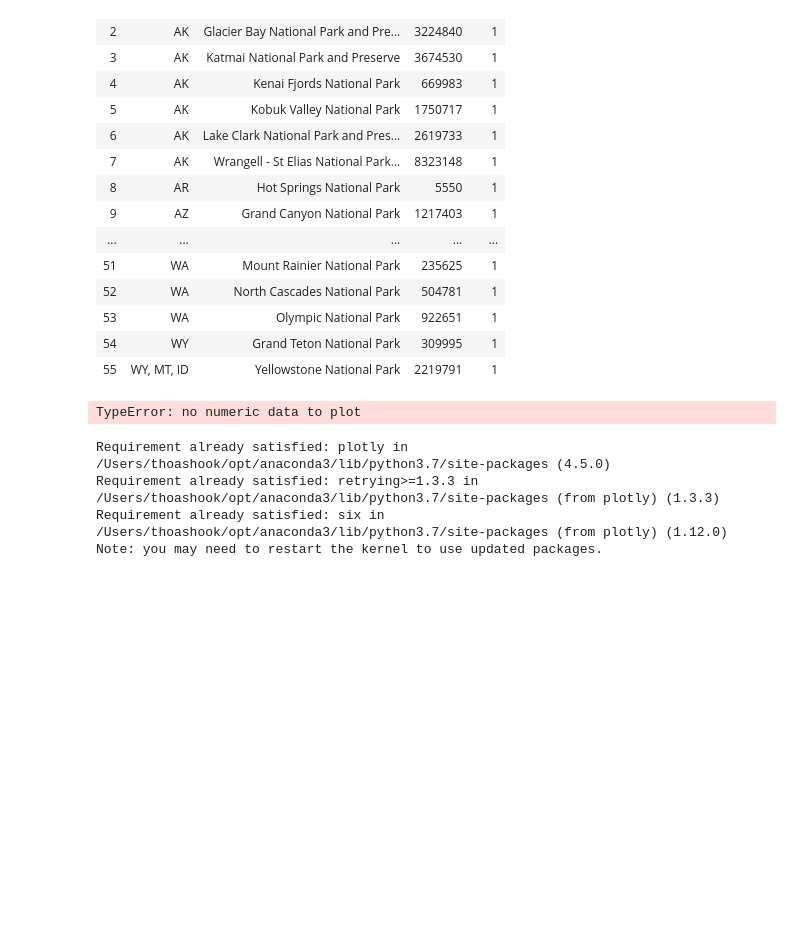
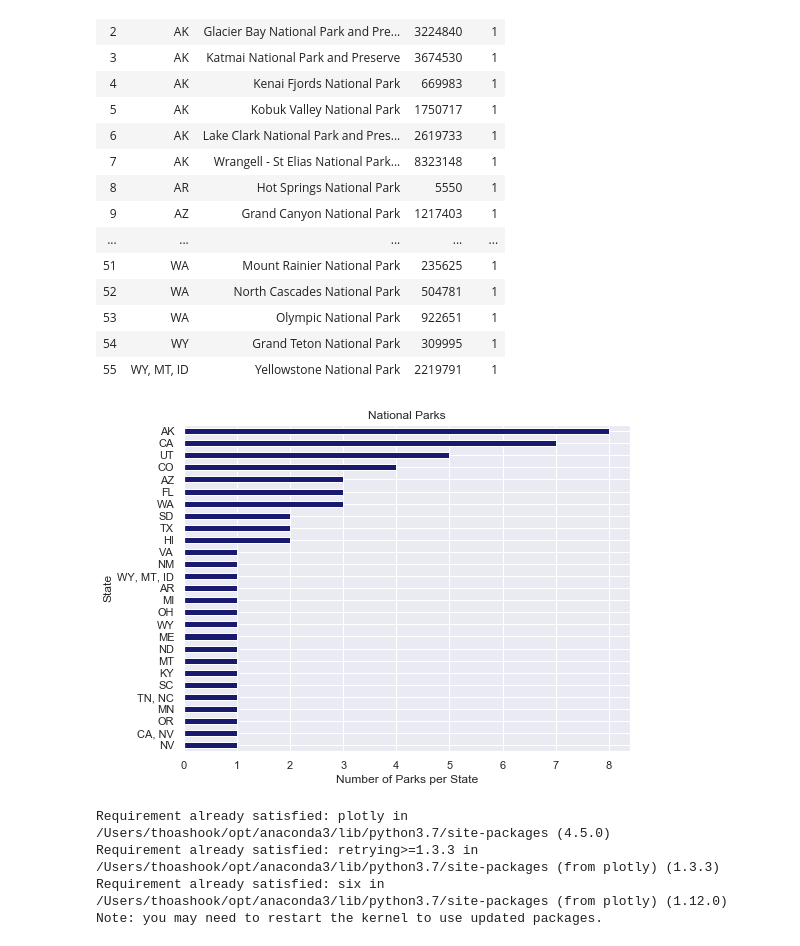
Before and after one commit to ThoaShook/project8, a Jupyter notebook: Park_Diversity.ipynb, the cells around one changed output. Saved outputs shown, nothing was run; the diff lists cells and outputs as text; code cells hidden in the pictures; blank space fills up the shorter version.

Commit message:
Plot Number of National Parks Per State

```diff
--- a/Park_Diversity.ipynb
+++ b/Park_Diversity.ipynb
@@ -64,12 +64,16 @@ df1
 | 53 | WA | Olympic National Park | 922651 | 1 |
 | 54 | WY | Grand Teton National Park | 309995 | 1 |
 | 55 | WY, MT, ID | Yellowstone National Park | 2219791 | 1 |
-# %%
-import matplotlib.pyplot as pls
-df1.plot(x='Park Name', y='State', kind='bar')
-plt.show()
-# %% [output]
-TypeError: no numeric data to plot
+# %%
+# plot Number of National Parks per State
+fig = plt.figure(figsize=(8,6))
+df1['State'].value_counts().sort_values().plot.barh(color='midnightblue')
+plt.title('National Parks')
+plt.xlabel('Number of Parks per State')
+plt.ylabel('State')
+plt.show()
+# %% [output]
+[figure, added]
 # %%
 pip install plotly
 # %% [output]
```
